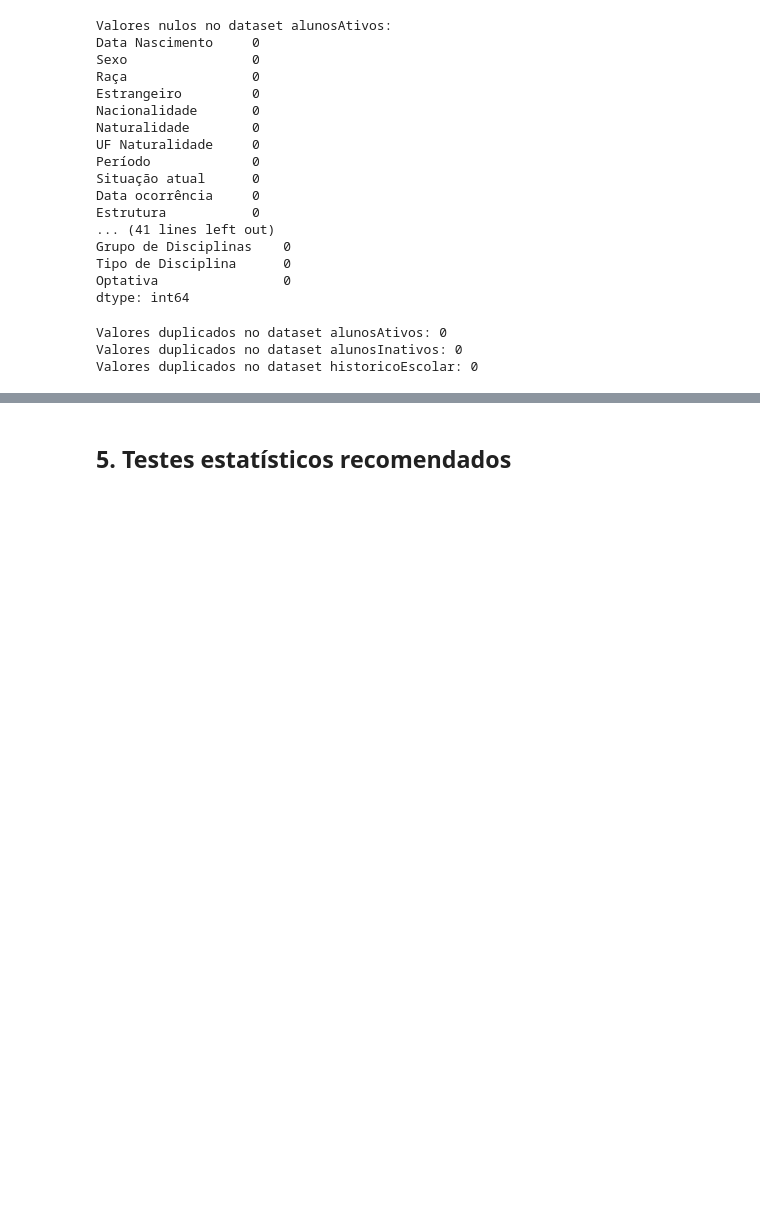
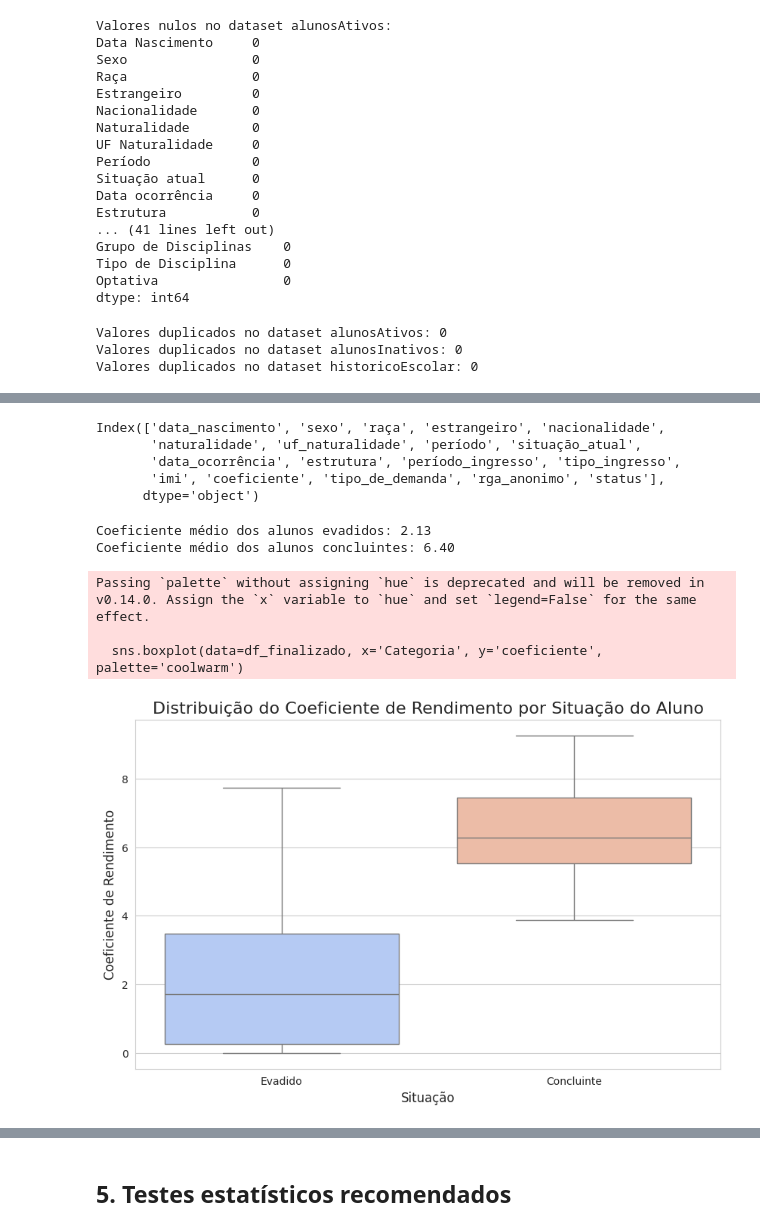
Before and after one commit to annabzsantos/An-lisePefilAcad-mico, a Jupyter notebook: Analise_pefilAcademico.ipynb, the cells around one changed output, grey strips where cells are left out. Saved outputs shown, nothing was run; the diff lists cells and outputs as text; code cells hidden in the pictures; blank space fills up the shorter version.

Commit message:
Realização da parte Perfil dos alunos, tragetória academica, comparação entre grupos

```diff
--- a/Analise_pefilAcademico.ipynb
+++ b/Analise_pefilAcademico.ipynb
@@ -134,0 +174,43 @@ Valores duplicados no dataset historicoEscolar: 0
+# %%
+df_unificado.columns = df_unificado.columns.str.strip()
+print(df_unificado.columns)
+# %% [output]
+Index(['data_nascimento', 'sexo', 'raça', 'estrangeiro', 'nacionalidade',
+       'naturalidade', 'uf_naturalidade', 'período', 'situação_atual',
+       'data_ocorrência', 'estrutura', 'período_ingresso', 'tipo_ingresso',
+       'imi', 'coeficiente', 'tipo_de_demanda', 'rga_anonimo', 'status'],
+      dtype='object')
+# %%
+df_unificado['Categoria'] = df_unificado['situação_atual'].apply(
+    lambda x: 'Concluinte' if 'FORMADO' in str(x) else ('Evadido' if 'EXCLUSÃO' in str(x) else 'Ativo')
+)
+# %%
+# Converter a coluna 'Coeficiente' para tipo numérico e remover valores ausentes
+df_unificado['coeficiente'] = pd.to_numeric(df_unificado['coeficiente'], errors='coerce')
+df_analise = df_unificado.dropna(subset=['coeficiente']).copy()
+# %%
+# Filtrar o DataFrame para incluir apenas os alunos Concluintes e Evadidos
+df_finalizado = df_analise[df_analise['Categoria'].isin(['Concluinte', 'Evadido'])].copy()
+# %%
+# Comparar o Coeficiente médio dos dois grupos
+media_evadidos = df_finalizado[df_finalizado['Categoria'] == 'Evadido']['coeficiente'].mean()
+media_concluintes = df_finalizado[df_finalizado['Categoria'] == 'Concluinte']['coeficiente'].mean()
+
+print(f"Coeficiente médio dos alunos evadidos: {media_evadidos:.2f}")
+print(f"Coeficiente médio dos alunos concluintes: {media_concluintes:.2f}")
+# %% [output]
+Coeficiente médio dos alunos evadidos: 2.13
+Coeficiente médio dos alunos concluintes: 6.40
+# %%
+# box plot para visualizar a distribuição do Coeficiente por categoria
+plt.figure(figsize=(10, 6))
+sns.boxplot(data=df_finalizado, x='Categoria', y='coeficiente', palette='coolwarm')
+plt.title('Distribuição do Coeficiente de Rendimento por Situação do Aluno', fontsize=16)
+plt.xlabel('Situação', fontsize=12)
+plt.ylabel('Coeficiente de Rendimento', fontsize=12)
+plt.show()
+# %% [output]
+Passing `palette` without assigning `hue` is deprecated and will be removed in v0.14.0. Assign the `x` variable to `hue` and set `legend=False` for the same effect.
+
+  sns.boxplot(data=df_finalizado, x='Categoria', y='coeficiente', palette='coolwarm')
+[figure, added]
```
Also changed, not shown: parts of 40 cells of this notebook.
